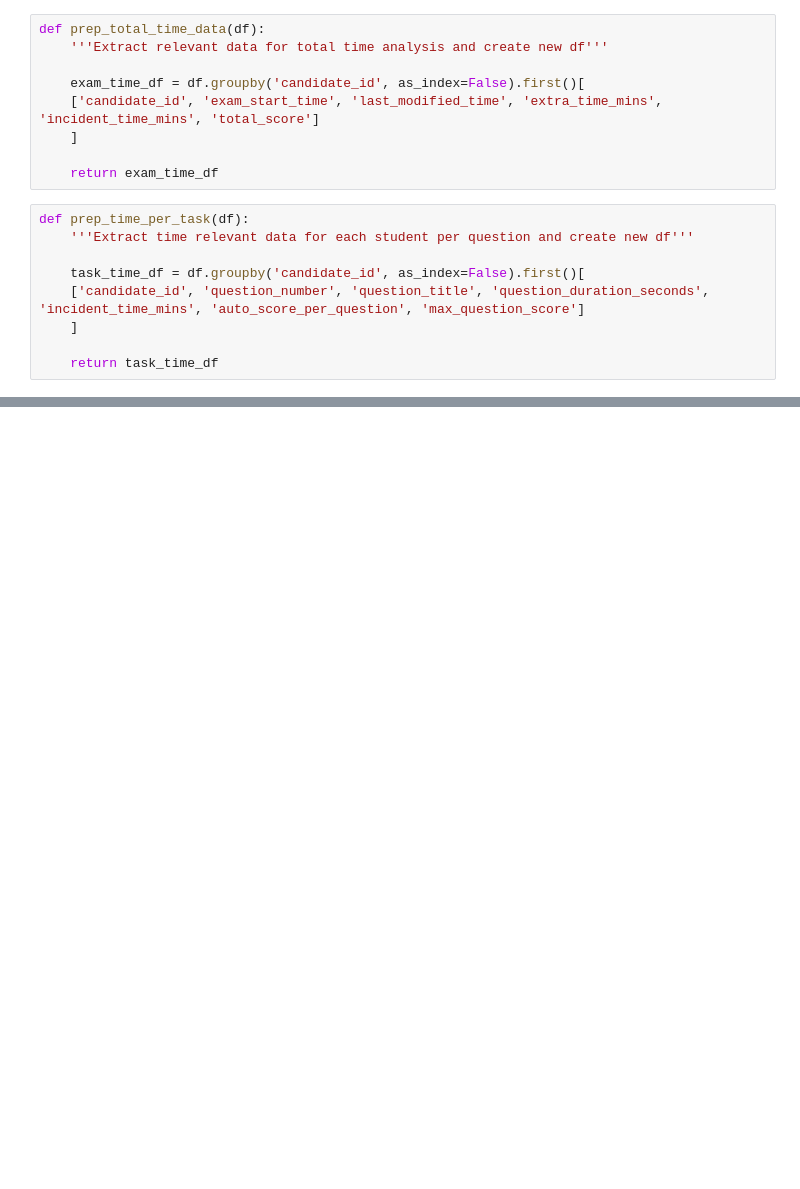
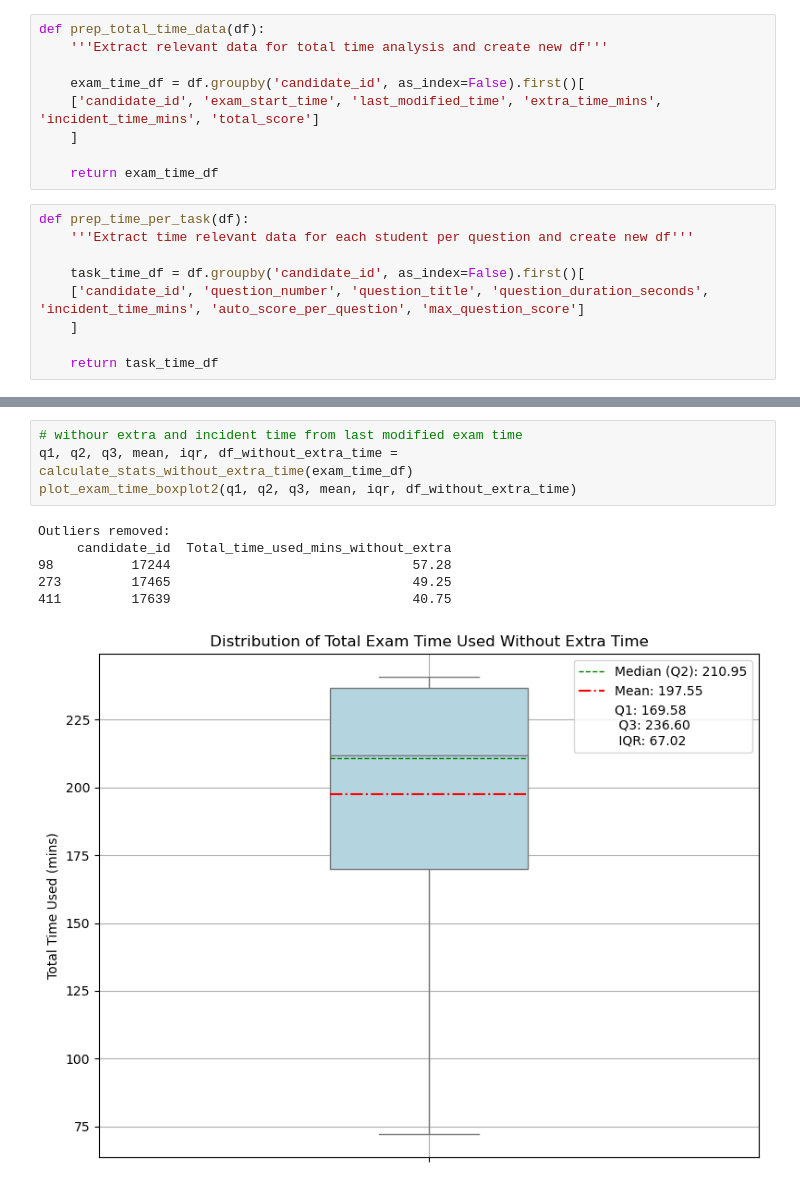
Before and after one commit to tornerosie/Eksamensanalyse, a Jupyter notebook: Exam_Time_Analysis.ipynb, the cells around one changed output, grey strips where cells are left out. Cells and saved outputs as stored; diff of their text form; blank space fills up the shorter version.

```diff
--- a/Exam_Time_Analysis.ipynb
+++ b/Exam_Time_Analysis.ipynb
@@ -107,0 +300,11 @@ exam_time_df.head()
+# %%
+# withour extra and incident time from last modified exam time
+q1, q2, q3, mean, iqr, df_without_extra_time = calculate_stats_without_extra_time(exam_time_df)
+plot_exam_time_boxplot2(q1, q2, q3, mean, iqr, df_without_extra_time)
+# %% [output]
+Outliers removed:
+     candidate_id  Total_time_used_mins_without_extra
+98          17244                               57.28
+273         17465                               49.25
+411         17639                               40.75
+[figure, added]
```
Also changed, not shown: parts of 30 cells of this notebook, 6 other files.
